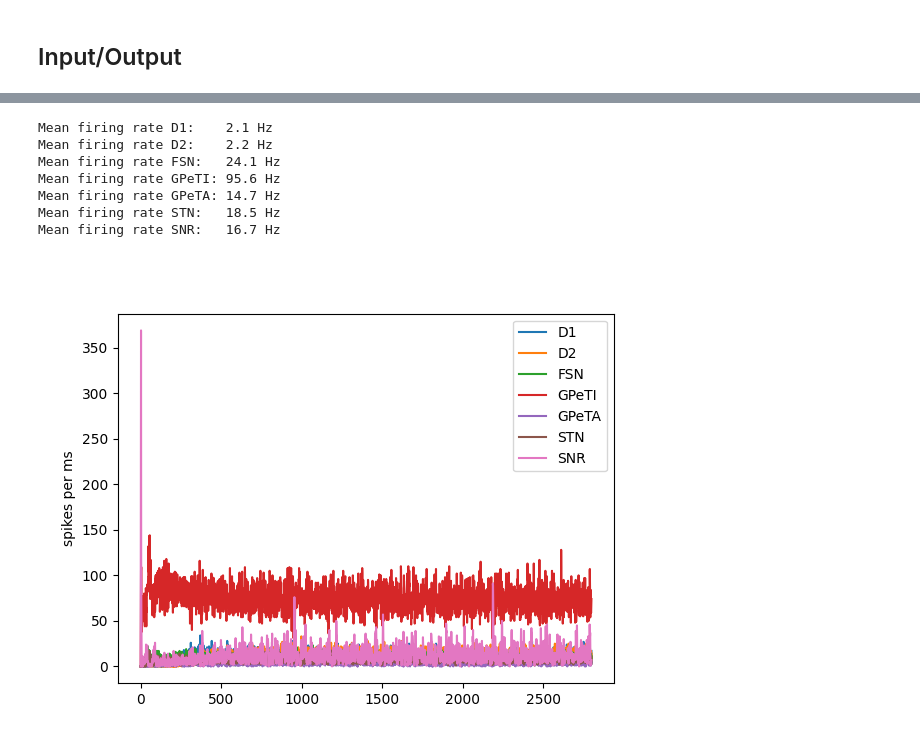
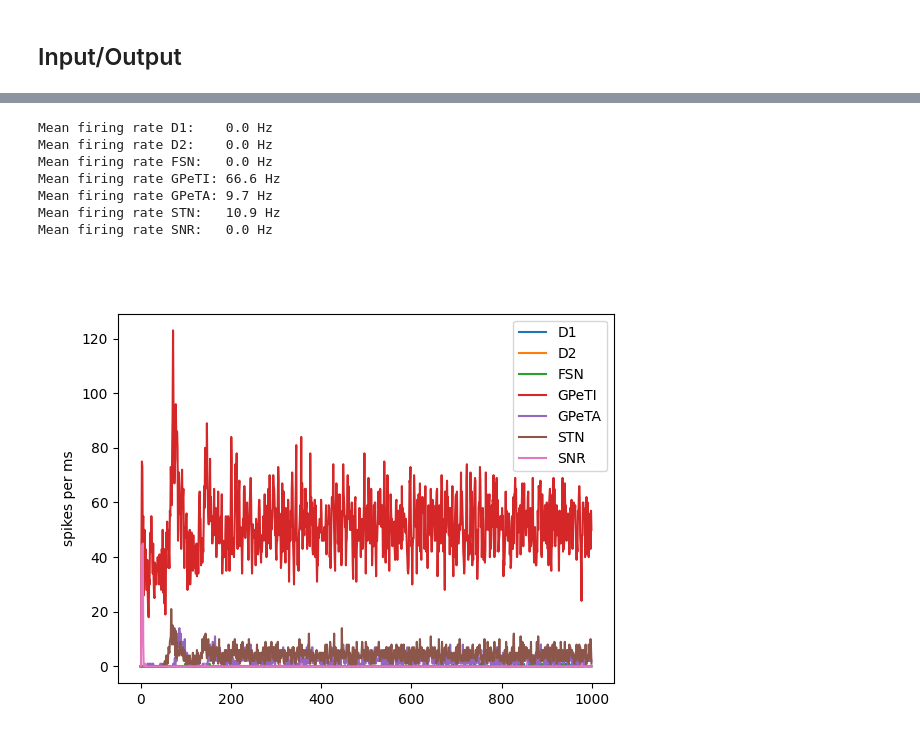
Before and after one commit to djanloo/quilt, a Jupyter notebook: basal_ganglia.ipynb, the cells around one changed output, grey strips where cells are left out. Saved outputs shown, nothing was run; the diff lists cells and outputs as text; code cells hidden in the pictures.

```diff
--- a/basal_ganglia.ipynb
+++ b/basal_ganglia.ipynb
@@ -49,19 +46,22 @@ for population in sn.populations.values():
     population.monitorize_spikes()
 sn.populations[pop_state_monitorized].monitorize_states()
 # %%
-poisson_inputs = dict(STN   = (500, 0.25 ),
-                      GPeTA = (170, 0.15),
-                      GPeTI = (1530, 0.25 ),
-                      FSN   = (944.4, 0.5),
-                      SNR   = (6000, 0.55)
+poisson_rescale = 0.5
+poisson_inputs = dict(STN   = [500, 0.25],
+                      GPeTA = [170, 0.15],
+                      GPeTI = [1530, 0.25 ],
+                      FSN   = [944.4, 0.5],
+                      SNR   = [600, 0.55]
                     )
+
+for pi in poisson_inputs.values():
+    pi[1] *= poisson_rescale
 
 for pop in poisson_inputs:
     sn.populations[pop].add_poisson_spike_injector(*poisson_inputs[pop])
 
-sn.populations["D1"].add_poisson_spike_injector(1120, 0.45)
-sn.populations["D2"].add_poisson_spike_injector(972.927, 0.45)
+sn.populations["D1"].add_poisson_spike_injector(poisson_rescale * 1120, 0.45)
+sn.populations["D2"].add_poisson_spike_injector(poisson_rescale * 972.927, 0.45)
 # %%
-# sn.run(dt=0.3, time=200)
-sn.run(dt=0.1, time=2800)
+sn.run(dt=0.1, time=1000)
 # %% [output]
@@ -83,29 +82,28 @@ states = sn.populations[pop_state_monitorized].get_data()['states']
 # %%
 fig, ax = plt.subplots()
 timesteps_per_bin = 10
 binned_signals = dict()
 
 for pop in spikes.keys():
     binned_signals[pop] = np.sum(
-                            spikes[pop][:-1].reshape(-1, timesteps_per_bin),
+                            spikes[pop][:(len(spikes[pop])//timesteps_per_bin)*timesteps_per_bin].reshape(-1, timesteps_per_bin),
                             axis=1).squeeze()
 
     mfr = np.mean(binned_signals[pop][200:]) * 1e3 / sn.populations[pop].n_neurons
     print(f"Mean firing rate {pop}:\t{mfr:.1f} Hz")
     plt.plot(binned_signals[pop], label=pop)
 
-# plt.ylim(0,600)
 plt.legend()
 plt.ylabel("spikes per ms");
 # %% [output]
-Mean firing rate D1:    2.1 Hz
-Mean firing rate D2:    2.2 Hz
-Mean firing rate FSN:   24.1 Hz
-Mean firing rate GPeTI: 95.6 Hz
-Mean firing rate GPeTA: 14.7 Hz
-Mean firing rate STN:   18.5 Hz
-Mean firing rate SNR:   16.7 Hz
+Mean firing rate D1:    0.0 Hz
+Mean firing rate D2:    0.0 Hz
+Mean firing rate FSN:   0.0 Hz
+Mean firing rate GPeTI: 66.6 Hz
+Mean firing rate GPeTA: 9.7 Hz
+Mean firing rate STN:   10.9 Hz
+Mean firing rate SNR:   0.0 Hz
-[figure, old version]
+[figure, new version]
 # %%
 from numpy.fft import fft, fftfreq
 from scipy.signal import welch
```
Also changed, not shown: parts of 8 cells of this notebook, 1 other file.
